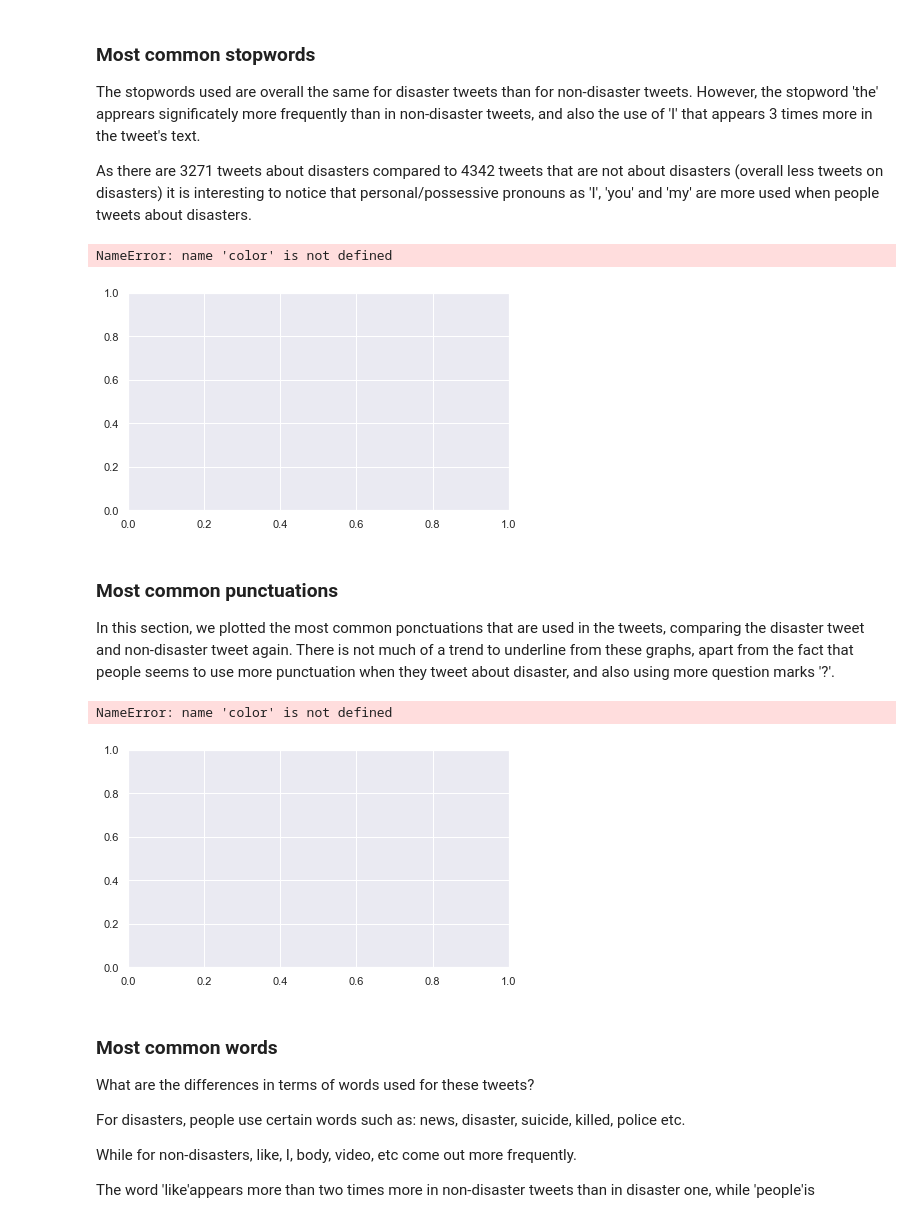
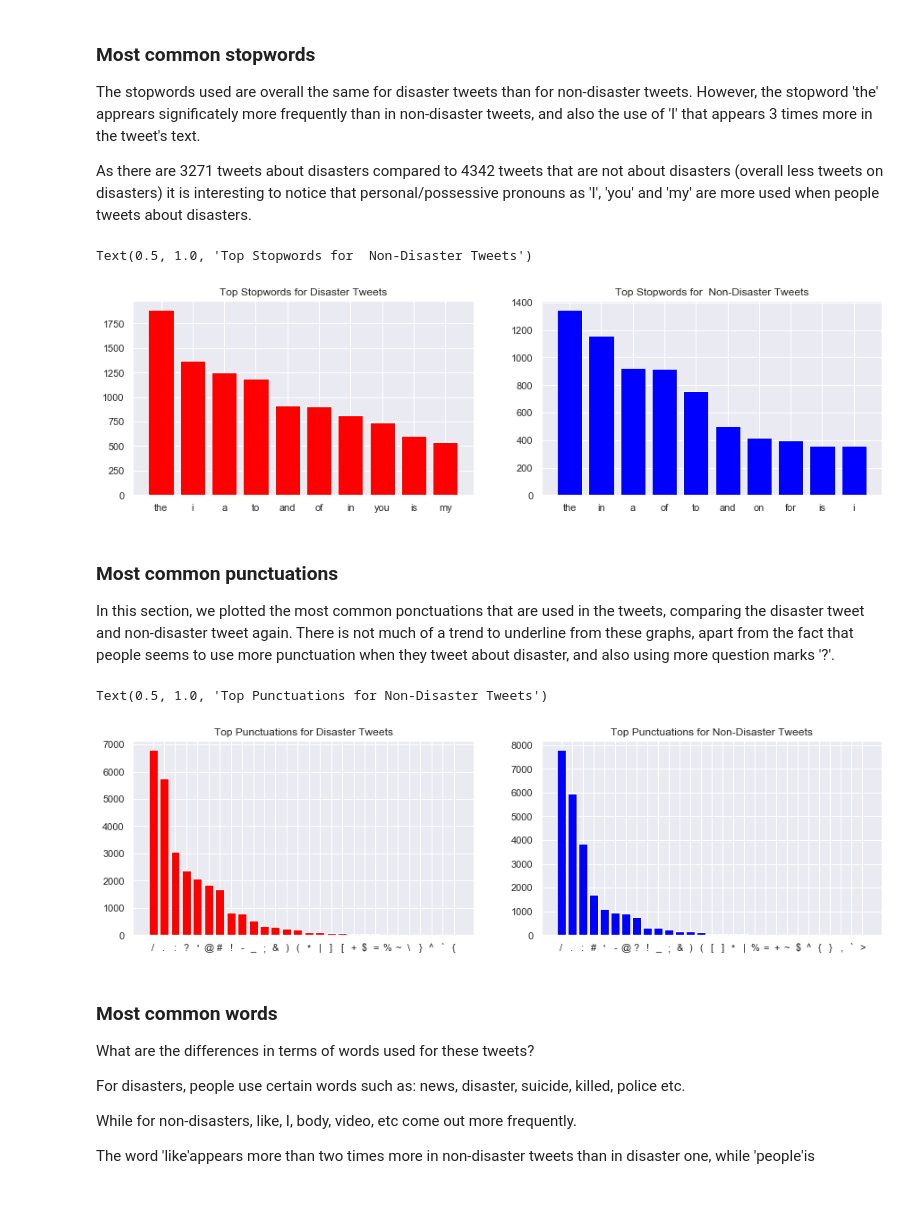
Before and after one commit to amuller9/Rolex_Project2, a Jupyter notebook: code/Main_Notebook_Rolex.ipynb, the cells around one changed output. Saved outputs shown, nothing was run; the diff lists cells and outputs as text; code cells hidden in the pictures.

```diff
--- a/code/Main_Notebook_Rolex.ipynb
+++ b/code/Main_Notebook_Rolex.ipynb
@@ -177,37 +179,37 @@ stop = set(stopwords.words('english'))
 
 # Get all the word tokens in dataframe for Disaster and Non-Disaster
 corpus0 = [] # Non-Disaster
 [corpus0.append(word.lower()) for tweet in train[train.target == 0].text for word in word_tokenize(tweet)]
 corpus1 = [] # Disaster
 [corpus1.append(word.lower()) for tweet in train[train.target == 1].text for word in word_tokenize(tweet)]
 
 # Function for counting top stopwords in a corpus
 def count_top_stopwords(corpus):
     stopwords_freq = {}
     for word in corpus:
         if word in stop:
             if word in stopwords_freq:
                 stopwords_freq[word] += 1
             else:
                 stopwords_freq[word] = 1
     topwords = sorted(stopwords_freq.items(), key=lambda item: item[1], reverse=True)[:10] # get the top 10 stopwords
     x,y = zip(*topwords) # get key and values
     return x,y
 
 x0,y0 = count_top_stopwords(corpus0)
 x1,y1 = count_top_stopwords(corpus1)
 
 # Plot bar plot of top stopwords for each class
 plt.figure(figsize=(15,4))
 plt.subplot(1,2,1)
-plt.bar(x0,y0, color=color[0])
+plt.bar(x0,y0, color='red')
 plt.title('Top Stopwords for Disaster Tweets')
 plt.subplot(1,2,2)
-plt.bar(x1,y1, color=color[1])
+plt.bar(x1,y1, color='blue')
 plt.title('Top Stopwords for  Non-Disaster Tweets')
 # %% [output]
-NameError: name 'color' is not defined
+Text(0.5, 1.0, 'Top Stopwords for  Non-Disaster Tweets')
-[figure, old version]
+[figure, new version]
 # %% [markdown]
 ### Most common punctuations
 In this section, we plotted the most common ponctuations that are used in the tweets, comparing the disaster tweet and non-disaster tweet again. There is not much of a trend to underline from these graphs, apart from the fact that people seems to use more punctuation when they tweet about disaster, and also using more question marks '?'.
@@ -229,14 +231,14 @@ x1,y1 = zip(*Counter(corpus1).most_common())
 # Plot bar plot of top punctuations for each class
 plt.figure(figsize=(15,4))
 plt.subplot(1,2,1)
-plt.bar(x0,y0, color=color[0])
+plt.bar(x0,y0, color='red')
 plt.title('Top Punctuations for Disaster Tweets')
 plt.subplot(1,2,2)
-plt.bar(x1,y1, color=color[1])
+plt.bar(x1,y1, color='blue')
 plt.title('Top Punctuations for Non-Disaster Tweets')
 # %% [output]
-NameError: name 'color' is not defined
+Text(0.5, 1.0, 'Top Punctuations for Non-Disaster Tweets')
-[figure, old version]
+[figure, new version]
 # %% [markdown]
 ### Most common words
 
```
Also changed, not shown: parts of 37 cells of this notebook, 11 other files.
